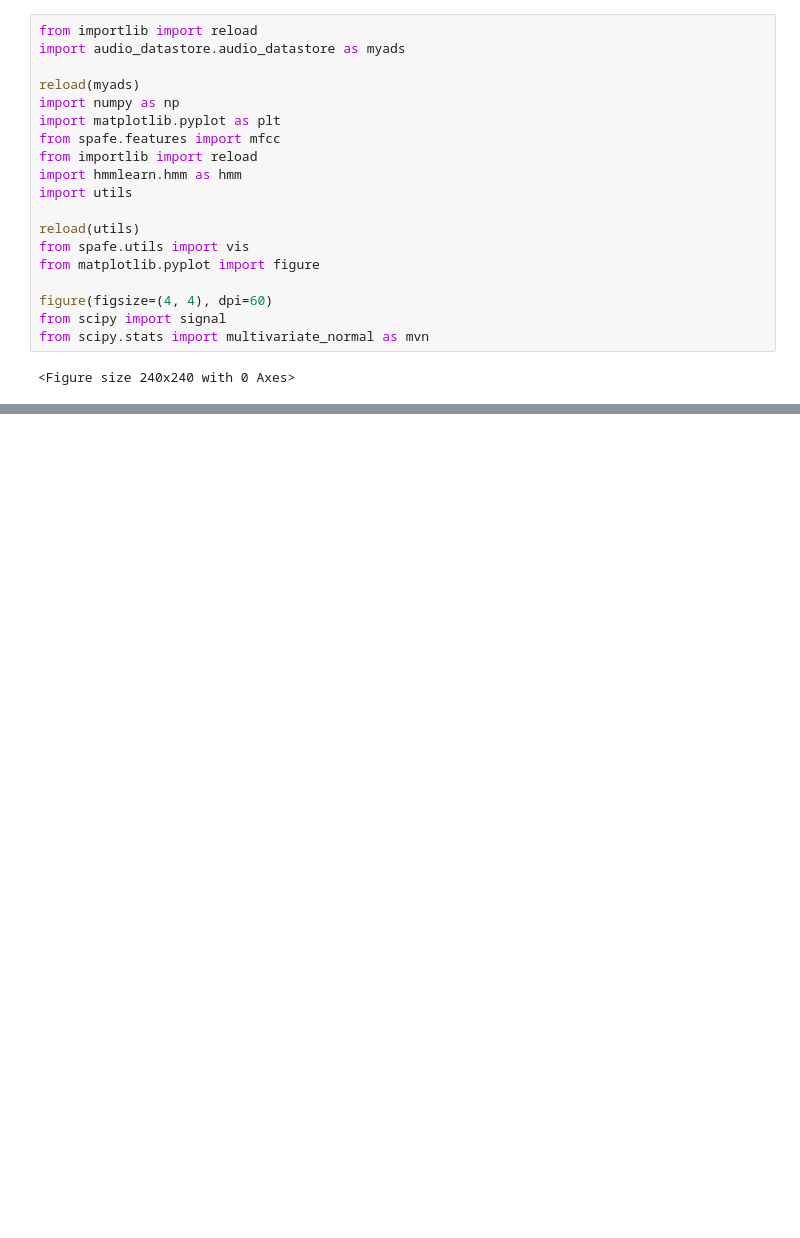
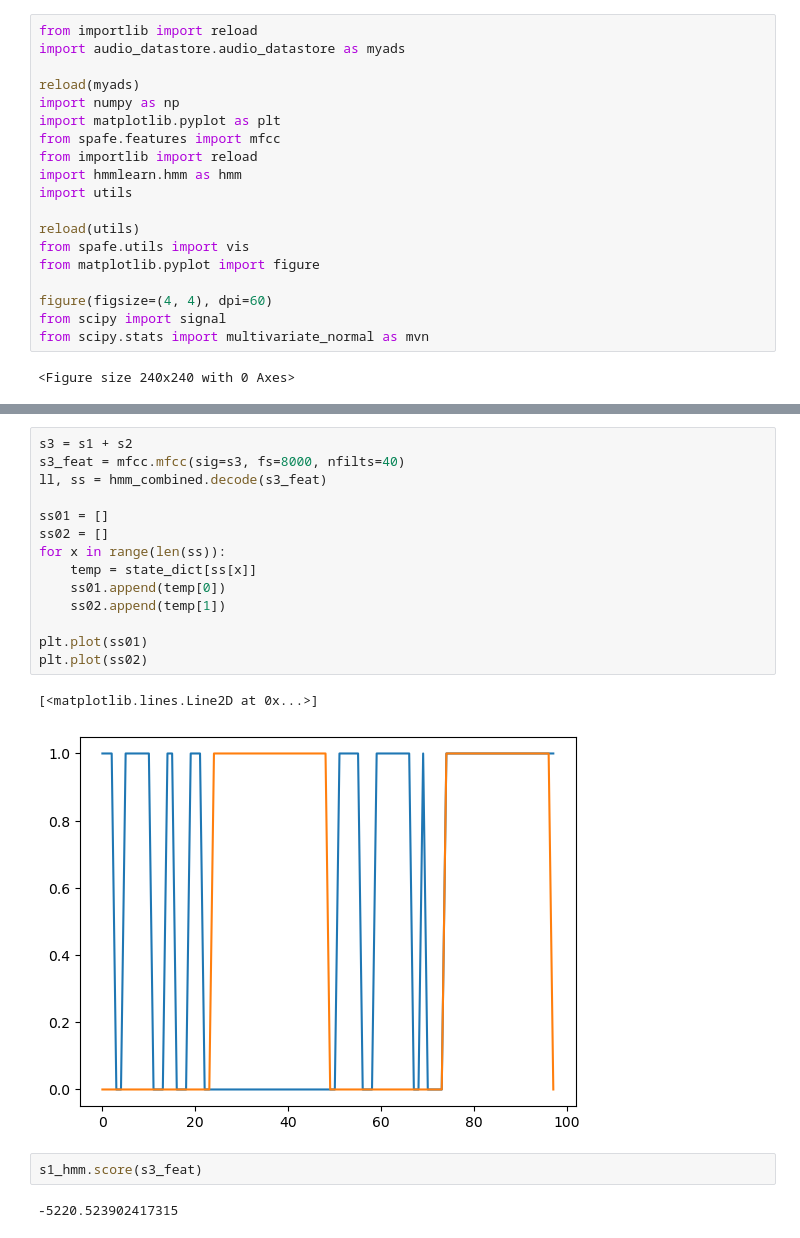
Before and after one commit to Davidjames9610/ubm, a Jupyter notebook: classifiers/fhmm/fhmm_development/b_sine_noise_cept_mapping.ipynb, the cells around one changed output, grey strips where cells are left out. Drawn from its saved outputs; the diff is of its cells as text; blank space fills up the shorter version.

```diff
--- a/classifiers/fhmm/fhmm_development/b_sine_noise_cept_mapping.ipynb
+++ b/classifiers/fhmm/fhmm_development/b_sine_noise_cept_mapping.ipynb
@@ -104,0 +106,21 @@ hmm_combined, state_dict = hf.adapt_speaker_model(s1_hmm, s2_hmm, 1)
+# %%
+s3 = s1 + s2
+s3_feat = mfcc.mfcc(sig=s3, fs=8000, nfilts=40)
+ll, ss = hmm_combined.decode(s3_feat)
+
+ss01 = []
+ss02 = []
+for x in range(len(ss)):
+    temp = state_dict[ss[x]]
+    ss01.append(temp[0])
+    ss02.append(temp[1])
+
+plt.plot(ss01)
+plt.plot(ss02)
+# %% [output]
+[<matplotlib.lines.Line2D at 0x...>]
+[figure, added]
+# %%
+s1_hmm.score(s3_feat)
+# %% [output]
+-5220.523902417315
```
Also changed, not shown: parts of 6 cells of this notebook, 7 other files.
